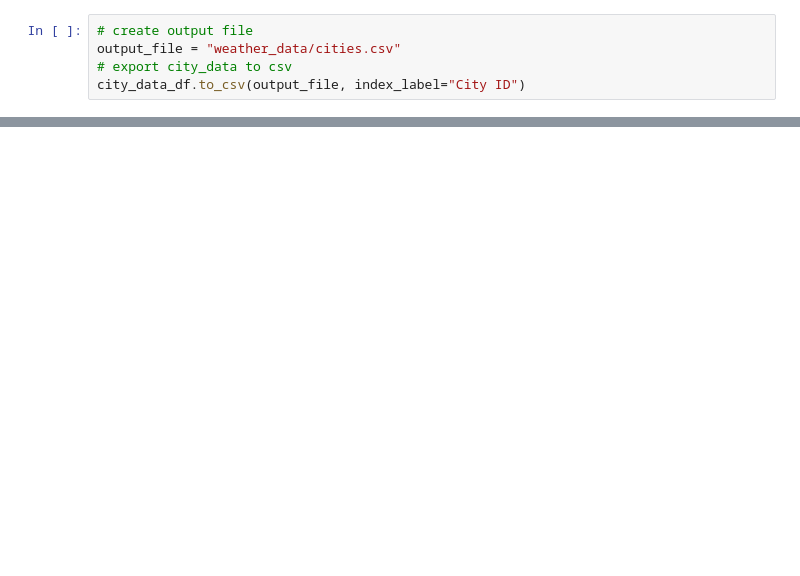
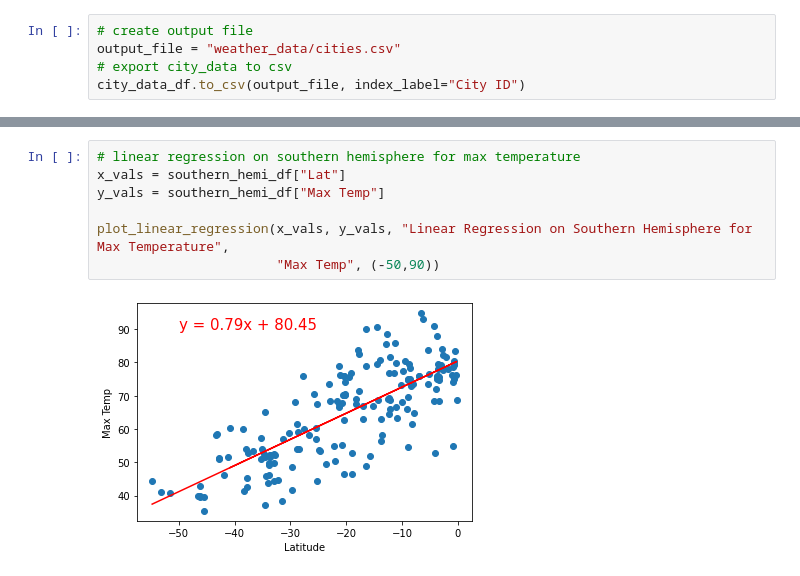
Before and after one commit to rgaucin/World_Weather_Analysis, a Jupyter notebook: WeatherPy.ipynb, the cells around one changed output, grey strips where cells are left out. Saved outputs shown, nothing was run; the diff lists cells and outputs as text; blank space fills up the shorter version.

```diff
--- a/WeatherPy.ipynb
+++ b/WeatherPy.ipynb
@@ -198,0 +238,9 @@ for i, (data_title, field_info) in enumerate(data_field_dict.items()):
+# %%
+# linear regression on southern hemisphere for max temperature
+x_vals = southern_hemi_df["Lat"]
+y_vals = southern_hemi_df["Max Temp"]
+
+plot_linear_regression(x_vals, y_vals, "Linear Regression on Southern Hemisphere for Max Temperature",
+                       "Max Temp", (-50,90))
+# %% [output]
+[figure, added]
```
Also changed, not shown: parts of 13 cells of this notebook.
